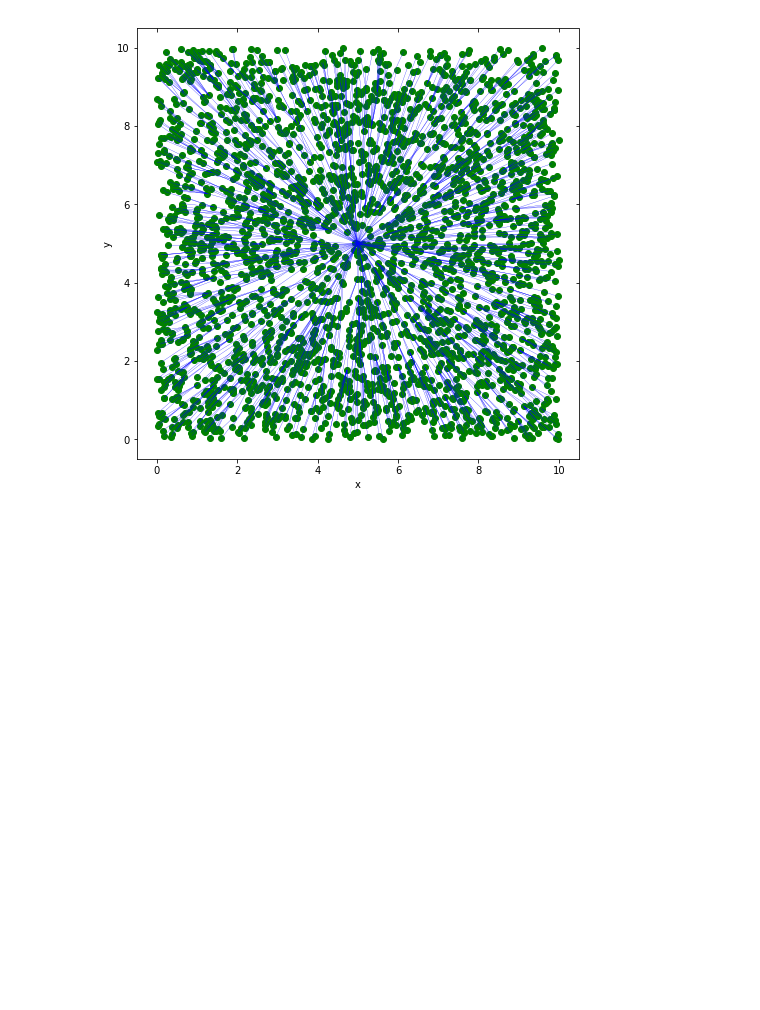
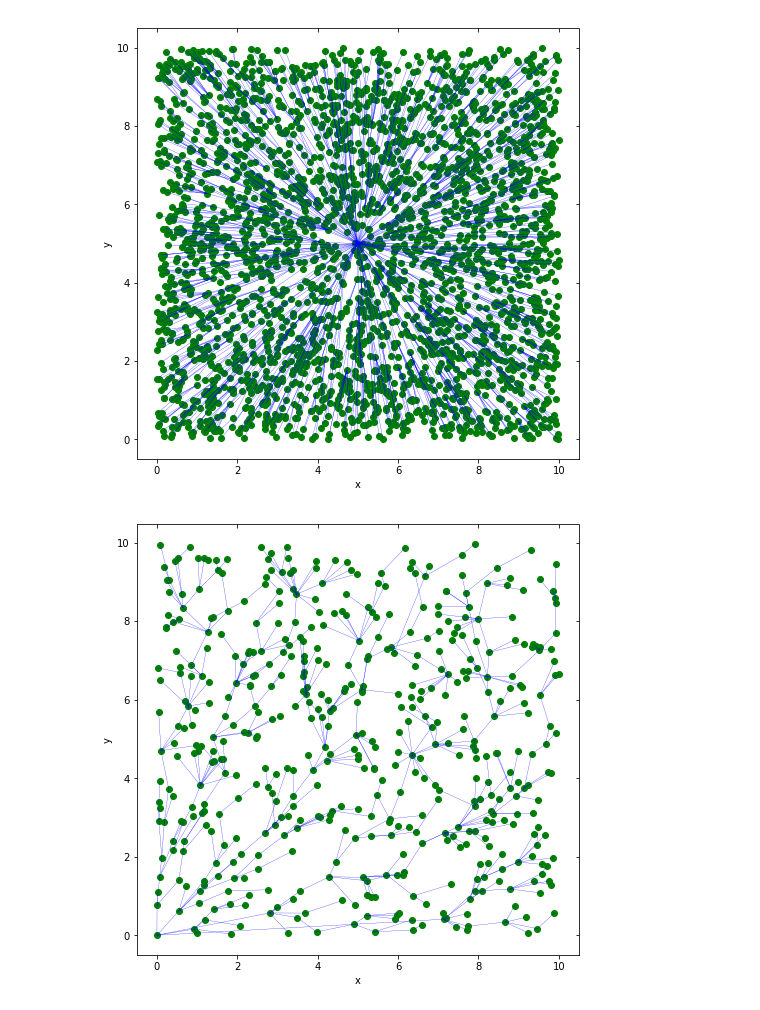
Before and after one commit to GitHubNoskcaj211/Path-Planning-V1, a Jupyter notebook: simulation.ipynb, the cells around one changed output. Drawn from its saved outputs; the diff is of its cells as text; code cells hidden in the pictures; blank space fills up the shorter version.

```diff
--- a/simulation.ipynb
+++ b/simulation.ipynb
@@ -11,0 +38,9 @@ rrtree.display()
+# %%
+
+rrtree = Tree(0, 0, 1)
+
+rrtree.build_tree(None, 500)
+
+rrtree.display()
+# %% [output]
+[figure, added]
```
Also changed, not shown: parts of 2 cells of this notebook, 1 other file.
